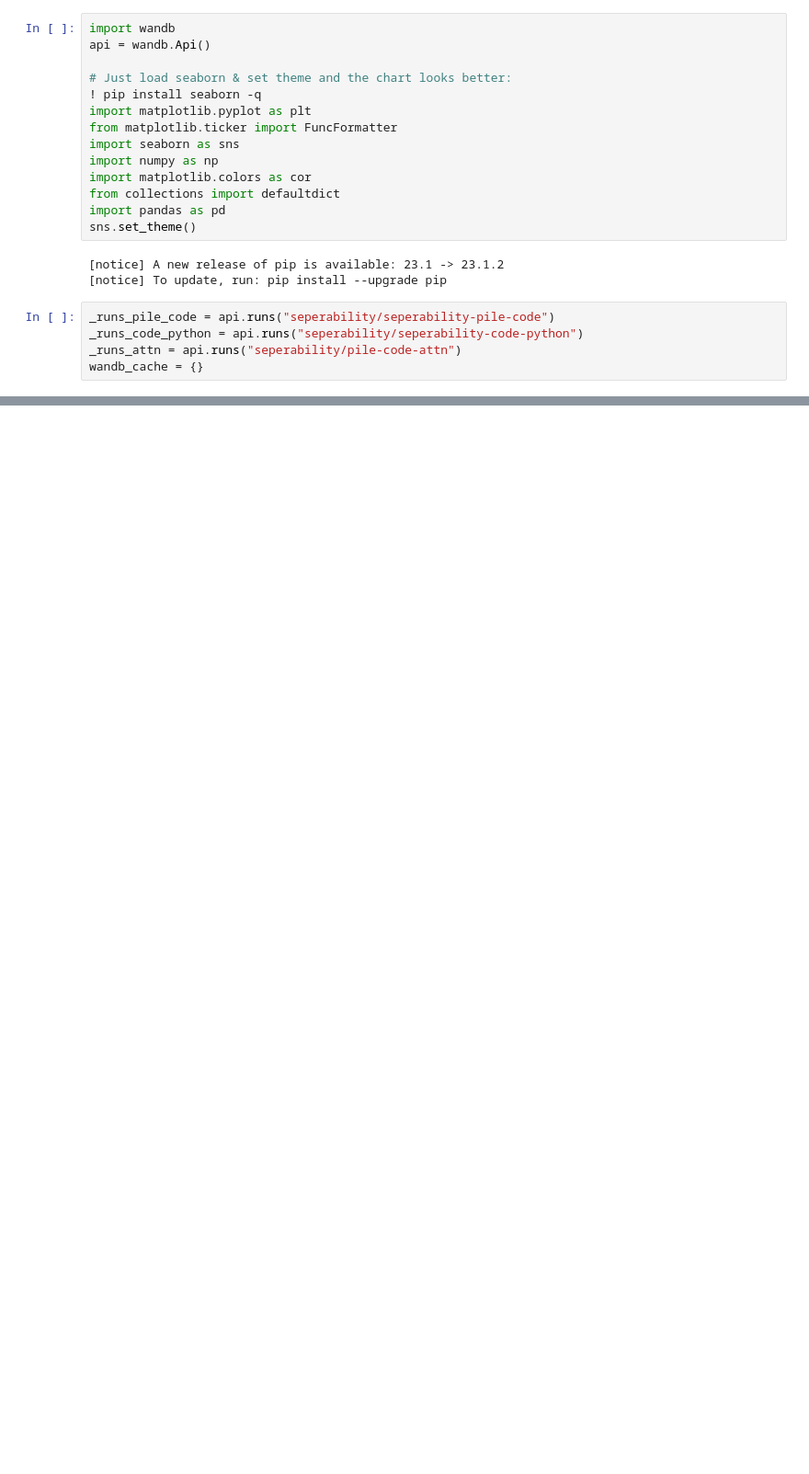
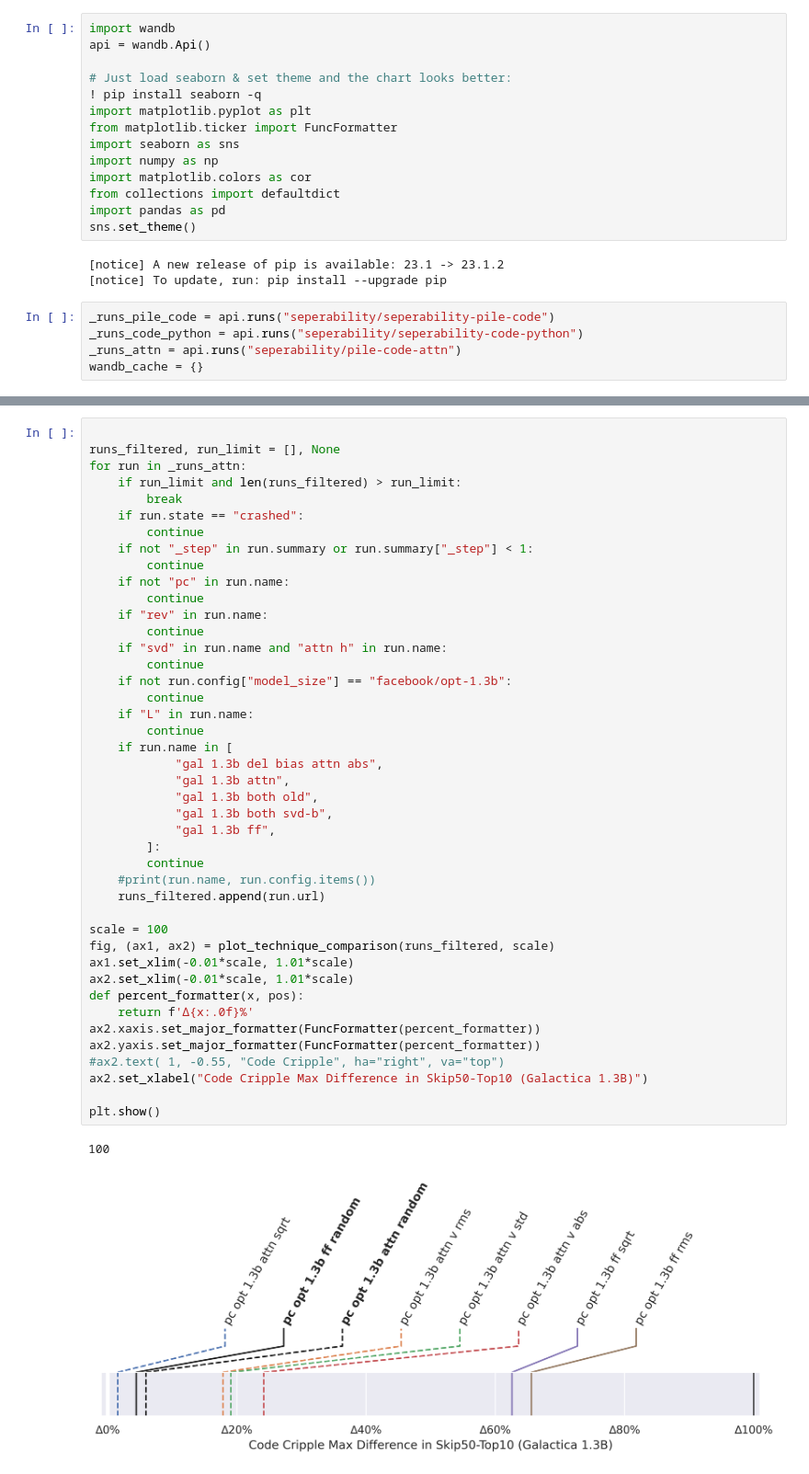
Before and after one commit to nickypro/separability, a Jupyter notebook: examples/analyse-methods.ipynb, the cells around one changed output, grey strips where cells are left out. Shown at 92% size. Drawn from its saved outputs; the diff is of its cells as text; blank space fills up the shorter version.

```diff
--- a/examples/analyse-methods.ipynb
+++ b/examples/analyse-methods.ipynb
@@ -364,0 +388,46 @@ plt.show()
+# %%
+
+runs_filtered, run_limit = [], None
+for run in _runs_attn:
+    if run_limit and len(runs_filtered) > run_limit:
+        break
+    if run.state == "crashed":
+        continue
+    if not "_step" in run.summary or run.summary["_step"] < 1:
+        continue
+    if not "pc" in run.name:
+        continue
+    if "rev" in run.name:
+        continue
+    if "svd" in run.name and "attn h" in run.name:
+        continue
+    if not run.config["model_size"] == "facebook/opt-1.3b":
+        continue
+    if "L" in run.name:
+        continue
+    if run.name in [
+            "gal 1.3b del bias attn abs",
+            "gal 1.3b attn",
+            "gal 1.3b both old",
+            "gal 1.3b both svd-b",
+            "gal 1.3b ff",
+        ]:
+        continue
+    #print(run.name, run.config.items())
+    runs_filtered.append(run.url)
+
+scale = 100
+fig, (ax1, ax2) = plot_technique_comparison(runs_filtered, scale)
+ax1.set_xlim(-0.01*scale, 1.01*scale)
+ax2.set_xlim(-0.01*scale, 1.01*scale)
+def percent_formatter(x, pos):
+    return f'∆{x:.0f}%'
+ax2.xaxis.set_major_formatter(FuncFormatter(percent_formatter))
+ax2.yaxis.set_major_formatter(FuncFormatter(percent_formatter))
+#ax2.text( 1, -0.55, "Code Cripple", ha="right", va="top")
+ax2.set_xlabel("Code Cripple Max Difference in Skip50-Top10 (Galactica 1.3B)")
+
+plt.show()
+# %% [output]
+100
+[figure, added]
```
Also changed, not shown: parts of 4 cells of this notebook.
